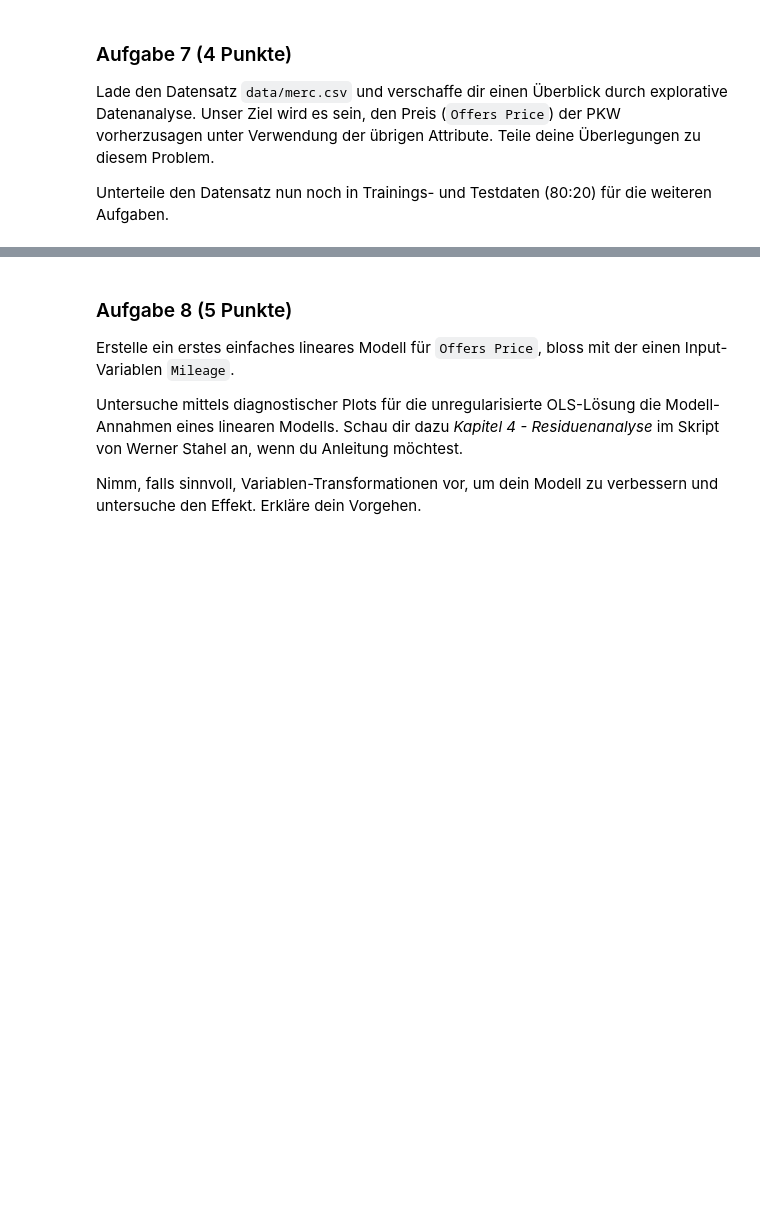
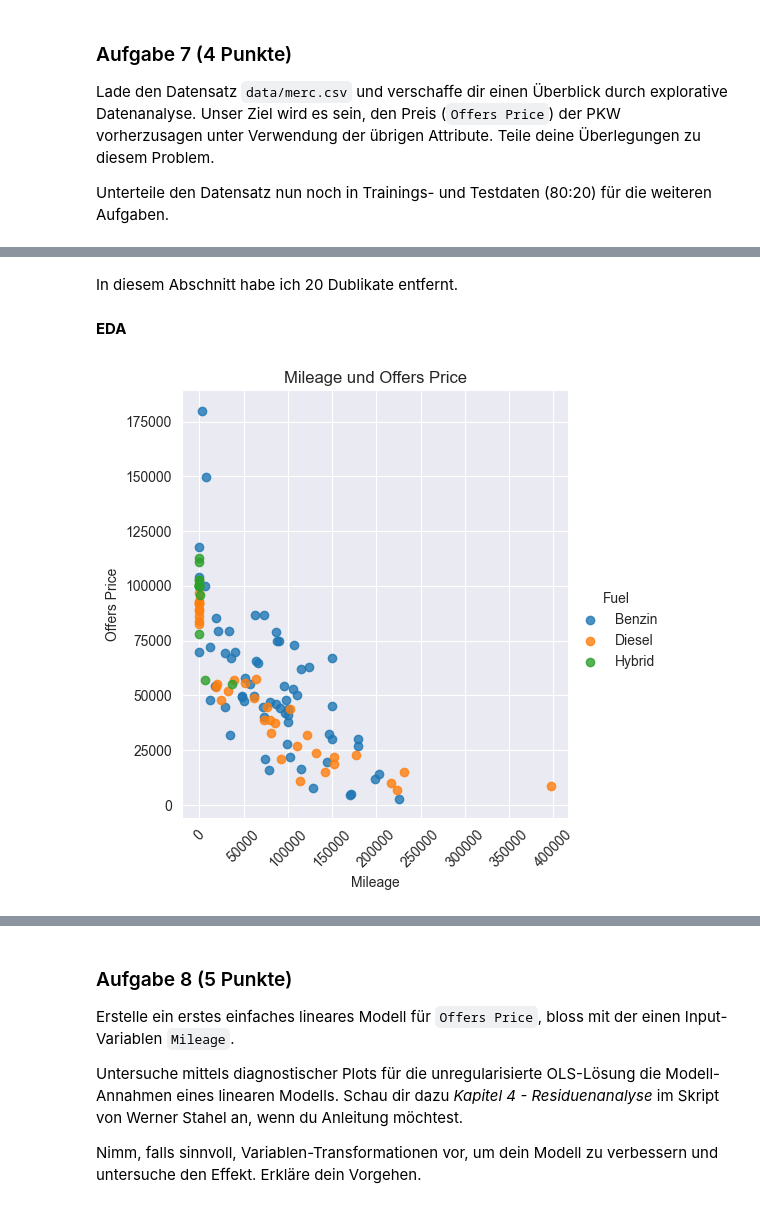
Before and after one commit to staldenhoefler/gml_mc1, a Jupyter notebook: gml_minichallenge_1/gml_minichallenge_1-checkpoint.ipynb, the cells around one changed output, grey strips where cells are left out. Saved outputs shown, nothing was run; the diff lists cells and outputs as text; code cells hidden in the pictures; blank space fills up the shorter version.

```diff
--- a/gml_minichallenge_1/gml_minichallenge_1-checkpoint.ipynb
+++ b/gml_minichallenge_1/gml_minichallenge_1-checkpoint.ipynb
@@ -331,0 +558,8 @@ YOUR ANSWER HERE
+# %%
+for col in data.select_dtypes(include=['object']):
+    if len(data[col].unique()) < 10:
+        print(col, data[col].unique())
+    if len(data[col].unique()) == 1:
+        data.drop(columns=col, inplace=True)
+
+data.head()
@@ -331,0 +581,3 @@ YOUR ANSWER HERE
+# %%
+data['Year'] = pd.to_datetime(data["Year"], format='%m.%Y')
+data.head()
@@ -331,0 +591,9 @@ YOUR ANSWER HERE
+# %%
+data['AMG-Flag'] = data['Model'].str.contains('AMG').astype(int)
+aktuelles_datum = pd.Timestamp("2023-11-01")
+data['Alter'] = round((aktuelles_datum - data["Year"]).dt.days / 12, 0)
+data['Fahrzeugversion'] = (data['Model'].str.split(' E ').str[1]).str.split(' ').str[0]
+data.drop(columns=['Model', 'Year'], inplace=True)
+
+for col in data.select_dtypes(include=['object']):
+    data[col] = data[col].astype('category')
@@ -331,0 +602,7 @@ YOUR ANSWER HERE
+# %%
+#Dublikate entfernen
+dataRaw = data.copy()
+data.drop_duplicates(ignore_index=True, inplace=True)
+print(dataRaw.shape)
+print(data.shape)
+print(data)
@@ -331,0 +627,4 @@ YOUR ANSWER HERE
+# %% [markdown]
+In diesem Abschnitt habe ich 20 Dublikate entfernt.
+# %% [markdown]
+**EDA**
@@ -331,0 +633,7 @@ YOUR ANSWER HERE
+# %%
+sns.lmplot(x='Mileage', y='Offers Price', data=data, hue='Fuel', legend='Fuel', fit_reg=False)
+plt.xticks(rotation=45)
+plt.title('Mileage und Offers Price')
+plt.show()
+# %% [output]
+[figure, added]
```
Also changed, not shown: parts of 85 cells of this notebook.
